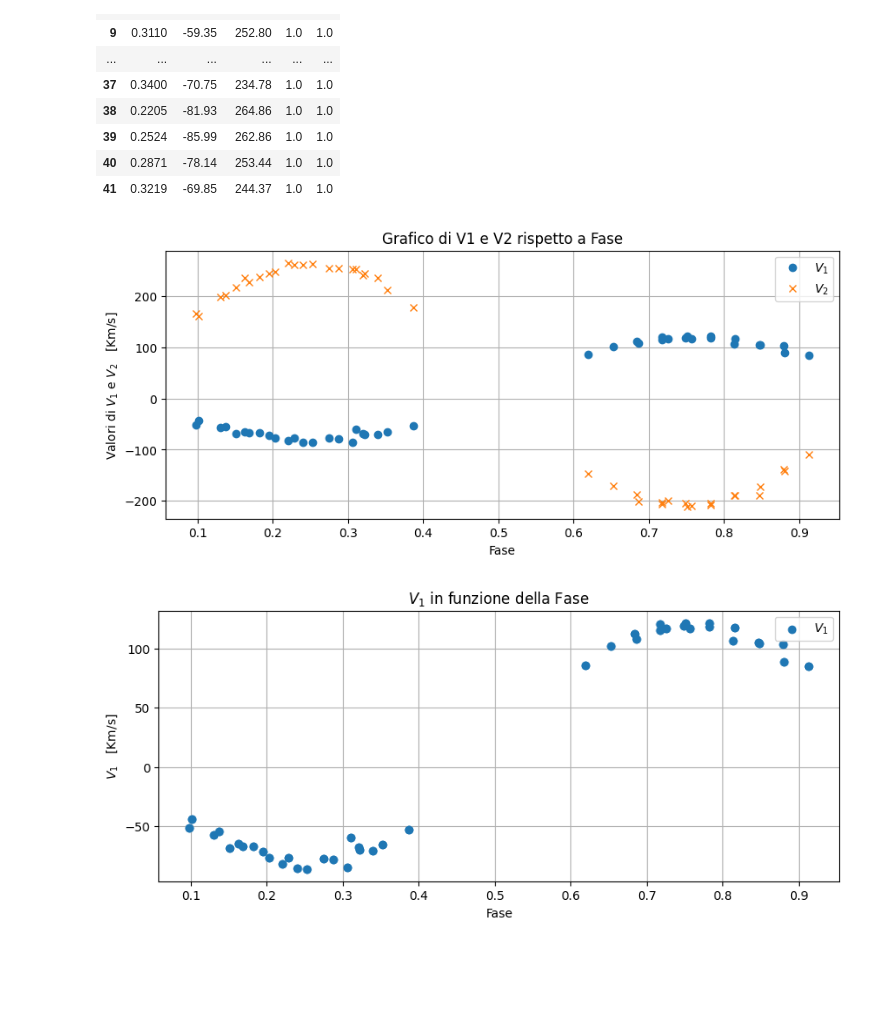
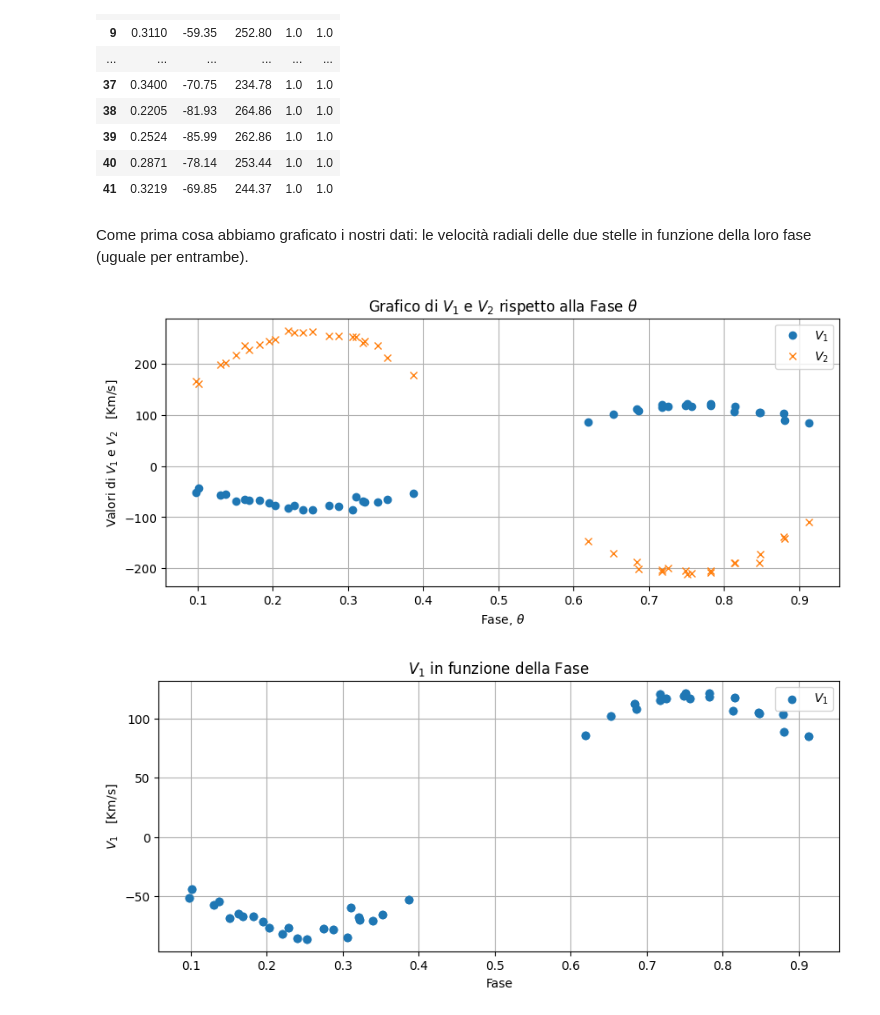
Before and after one commit to Sebyiossa/Progetto-Analisi-dati-2024, a Jupyter notebook: Progetti analisi statistica dei dati -Stelle Binarie.ipynb, the cells around one changed output. Drawn from its saved outputs; the diff is of its cells as text; code cells hidden in the pictures; blank space fills up the shorter version.

```diff
--- a/Progetti analisi statistica dei dati -Stelle Binarie.ipynb
+++ b/Progetti analisi statistica dei dati -Stelle Binarie.ipynb
@@ -74,37 +76,39 @@ df
 | 39 | 0.2524 | -85.99 | 262.86 | 1.0 | 1.0 |
 | 40 | 0.2871 | -78.14 | 253.44 | 1.0 | 1.0 |
 | 41 | 0.3219 | -69.85 | 244.37 | 1.0 | 1.0 |
+# %% [markdown]
+Come prima cosa abbiamo graficato i nostri dati: le velocità radiali delle due stelle in funzione della loro fase (uguale per entrambe).
 # %%
 import matplotlib.pyplot as plt
 
 # Assumendo che df sia il DataFrame che contiene i dati
 # err_V1 e err_V2 sono le colonne dei pesi degli errori
 err_V1 =df['w1']+9
 err_V2 = df['w2']+9
 
 if {'Fase', 'V1', 'V2'}.issubset(df.columns):
     plt.figure(figsize=(10, 4))
 
     # Aggiungere i grafici a dispersione con barre di errore
     plt.errorbar(df['Fase'], df['V1'],  fmt='o', label='$V_1$', capsize=5, ecolor='b')
     plt.errorbar(df['Fase'], df['V2'],  fmt='x', label='$V_2$', capsize=5, ecolor='r')
 
-    plt.title('Grafico di V1 e V2 rispetto a Fase')
-    plt.xlabel('Fase')
+    plt.title('Grafico di $V_1$ e $V_2$ rispetto alla Fase $\\theta$')
+    plt.xlabel('Fase, $\\theta$')
     plt.ylabel('Valori di $V_1$ e $V_2$   [Km/s]')
 
     # Calcolare i limiti dell'asse y
     min_y = min((df['V1'] -err_V1).min(), (df['V2'] - err_V2).min())
     max_y = max((df['V1'] + err_V1).max(), (df['V2'] + err_V2).max())
     #plt.ylim([min_y, max_y])
 
     plt.legend()
     plt.grid(True)
     plt.show()
 else:
     print("Le colonne Fase, V1 e V2 non sono presenti nel file CSV.")
 # %% [output]
-[figure, old version]
+[figure, new version]
 # %%
 
 # Creare la figura con dimensioni specificate
```
Also changed, not shown: parts of 34 cells of this notebook.
